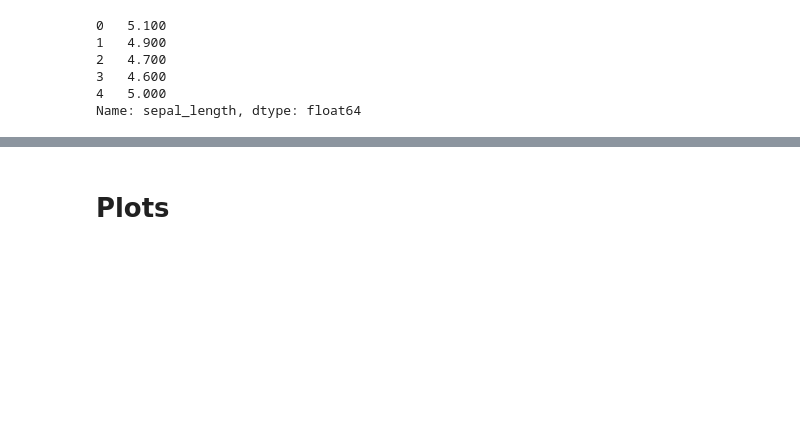
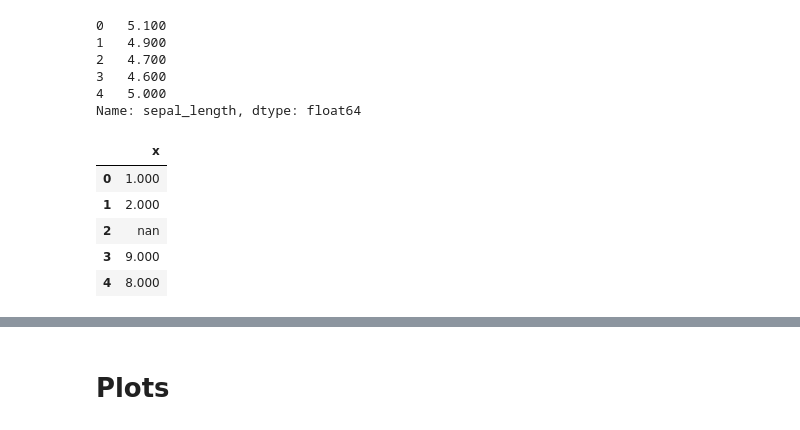
Before and after one commit to felixfan/scripts, a Jupyter notebook: python/ipynb/pandas.ipynb, the cells around one changed output, grey strips where cells are left out. Cells and saved outputs as stored; diff of their text form; code cells hidden in the pictures; blank space fills up the shorter version.

```diff
--- a/python/ipynb/pandas.ipynb
+++ b/python/ipynb/pandas.ipynb
@@ -992,3 +1059,13 @@ df12copy['sepal_length'].fillna(mean).head(5)
 3   4.600
 4   5.000
 Name: sepal_length, dtype: float64
+# %%
+mdf = pd.DataFrame(pd.Series([1,2,None,9, 8]), columns=['x'])
+mdf
+# %% [output]
+|  | x |
+| 0 | 1.000 |
+| 1 | 2.000 |
+| 2 | nan |
+| 3 | 9.000 |
+| 4 | 8.000 |
```
Also changed, not shown: parts of 27 cells of this notebook.
